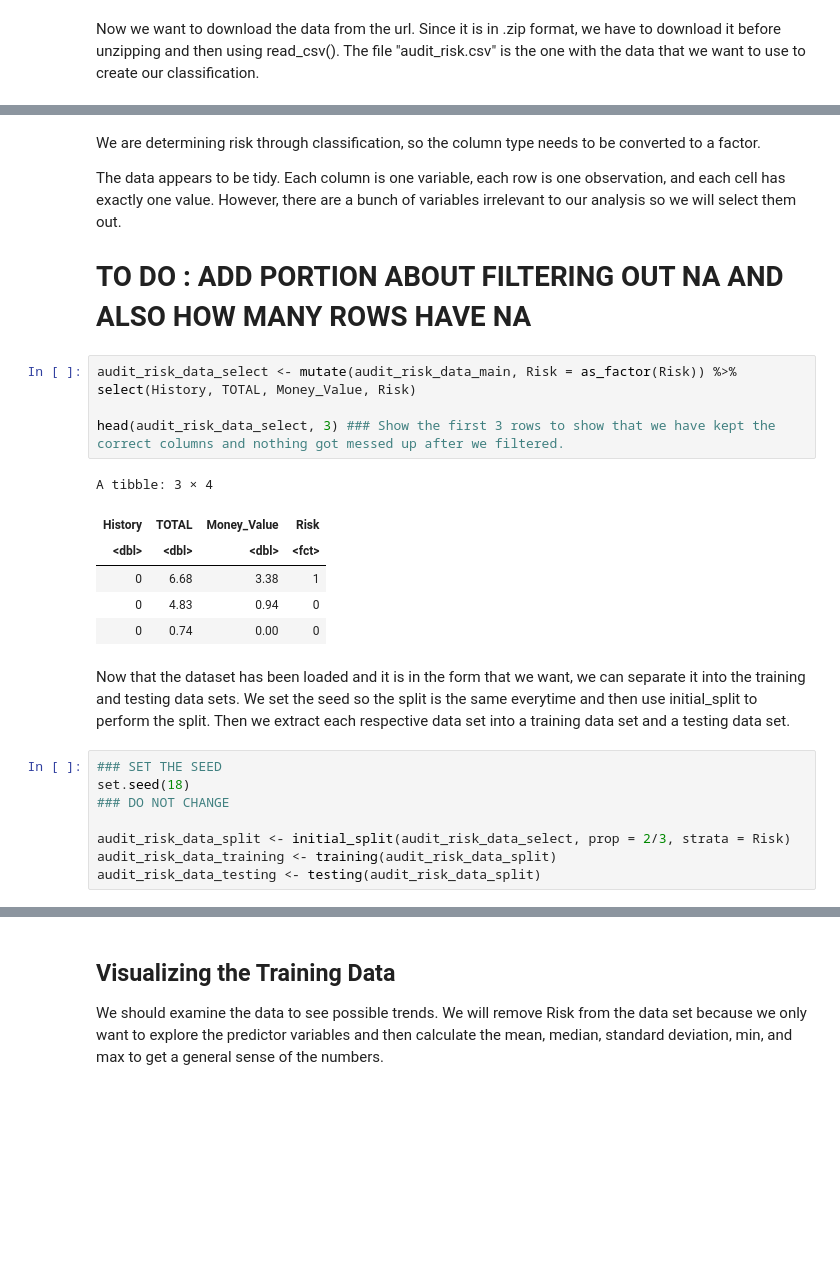
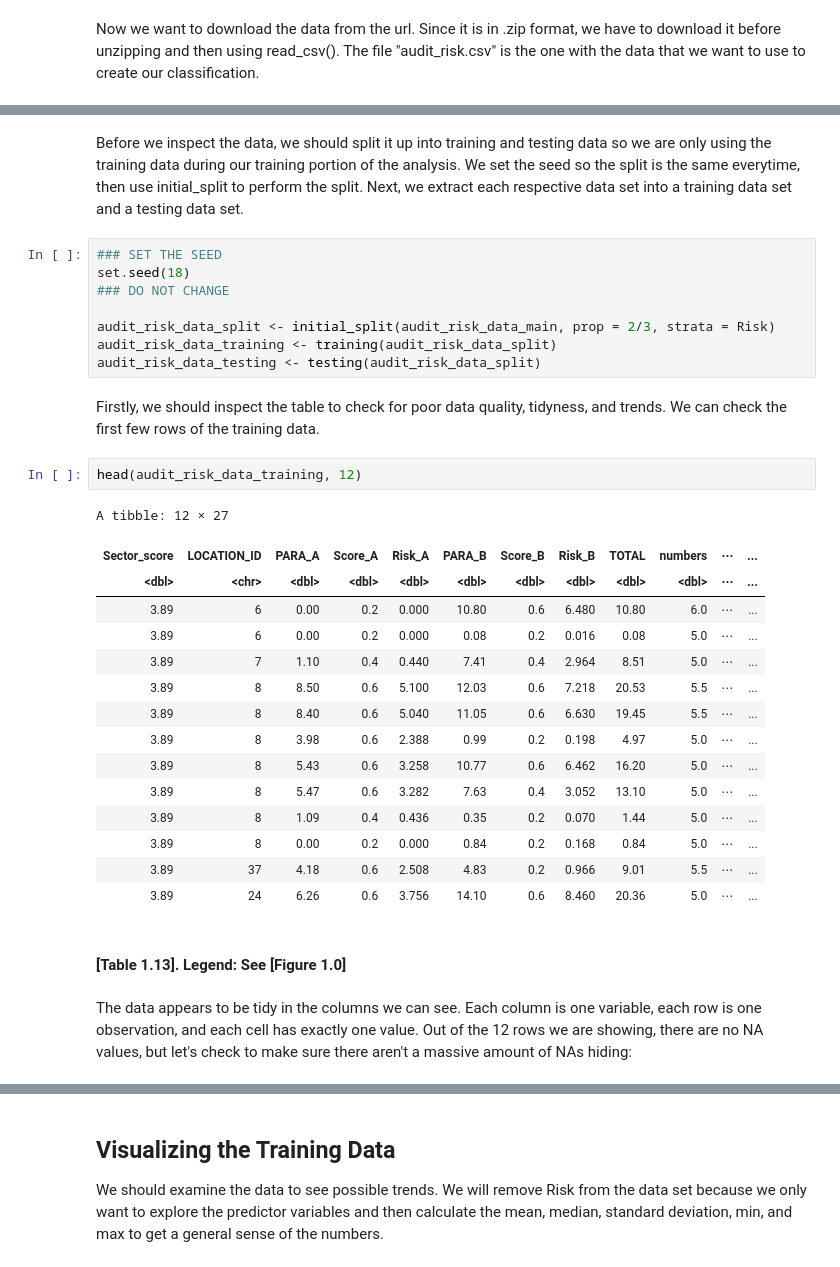
Before and after one commit to stevenning203/dsci100_group_proposal, a Jupyter notebook: report.ipynb, the cells around one changed output, grey strips where cells are left out. Cells and saved outputs as stored; diff of their text form; blank space fills up the shorter version.

```diff
--- a/report.ipynb
+++ b/report.ipynb
@@ -99,28 +110,34 @@ A tibble: 3 × 27
-# %% [markdown]
-We are determining risk through classification, so the column type needs to be converted to a factor.
-
-The data appears to be tidy. Each column is one variable, each row is one observation, and each cell has exactly one value. However, there are a bunch of variables irrelevant to our analysis so we will select them out.
-
-# TO DO : ADD PORTION ABOUT FILTERING OUT NA AND ALSO HOW MANY ROWS HAVE NA
-# %%
-audit_risk_data_select <- mutate(audit_risk_data_main, Risk = as_factor(Risk)) %>%
-select(History, TOTAL, Money_Value, Risk)
-
-head(audit_risk_data_select, 3) ### Show the first 3 rows to show that we have kept the correct columns and nothing got messed up after we filtered.
-# %% [output]
-A tibble: 3 × 4
-| History | TOTAL | Money_Value | Risk |
-| <dbl> | <dbl> | <dbl> | <fct> |
-| 0 | 6.68 | 3.38 | 1 |
-| 0 | 4.83 | 0.94 | 0 |
-| 0 | 0.74 | 0.00 | 0 |
 # %% [markdown]
-Now that the dataset has been loaded and it is in the form that we want, we can separate it into the training and testing data sets. We set the seed so the split is the same everytime and then use initial_split to perform the split. Then we extract each respective data set into a training data set and a testing data set.
+Before we inspect the data, we should split it up into training and testing data so we are only using the training data during our training portion of the analysis. We set the seed so the split is the same everytime, then use initial_split to perform the split. Next, we extract each respective data set into a training data set and a testing data set.
 # %%
 ### SET THE SEED
 set.seed(18)
 ### DO NOT CHANGE
 
-audit_risk_data_split <- initial_split(audit_risk_data_select, prop = 2/3, strata = Risk)
+audit_risk_data_split <- initial_split(audit_risk_data_main, prop = 2/3, strata = Risk)
 audit_risk_data_training <- training(audit_risk_data_split)
 audit_risk_data_testing <- testing(audit_risk_data_split)
+# %% [markdown]
+Firstly, we should inspect the table to check for poor data quality, tidyness, and trends. We can check the first few rows of the training data.
+# %%
+head(audit_risk_data_training, 12)
+# %% [output]
+A tibble: 12 × 27
+| Sector_score | LOCATION_ID | PARA_A | Score_A | Risk_A | PARA_B | Score_B | Risk_B | TOTAL | numbers | ⋯ | ... |
+| <dbl> | <chr> | <dbl> | <dbl> | <dbl> | <dbl> | <dbl> | <dbl> | <dbl> | <dbl> | ⋯ | ... |
+| 3.89 | 6 | 0.00 | 0.2 | 0.000 | 10.80 | 0.6 | 6.480 | 10.80 | 6.0 | ⋯ | ... |
+| 3.89 | 6 | 0.00 | 0.2 | 0.000 | 0.08 | 0.2 | 0.016 | 0.08 | 5.0 | ⋯ | ... |
+| 3.89 | 7 | 1.10 | 0.4 | 0.440 | 7.41 | 0.4 | 2.964 | 8.51 | 5.0 | ⋯ | ... |
+| 3.89 | 8 | 8.50 | 0.6 | 5.100 | 12.03 | 0.6 | 7.218 | 20.53 | 5.5 | ⋯ | ... |
+| 3.89 | 8 | 8.40 | 0.6 | 5.040 | 11.05 | 0.6 | 6.630 | 19.45 | 5.5 | ⋯ | ... |
+| 3.89 | 8 | 3.98 | 0.6 | 2.388 | 0.99 | 0.2 | 0.198 | 4.97 | 5.0 | ⋯ | ... |
+| 3.89 | 8 | 5.43 | 0.6 | 3.258 | 10.77 | 0.6 | 6.462 | 16.20 | 5.0 | ⋯ | ... |
+| 3.89 | 8 | 5.47 | 0.6 | 3.282 | 7.63 | 0.4 | 3.052 | 13.10 | 5.0 | ⋯ | ... |
+| 3.89 | 8 | 1.09 | 0.4 | 0.436 | 0.35 | 0.2 | 0.070 | 1.44 | 5.0 | ⋯ | ... |
+| 3.89 | 8 | 0.00 | 0.2 | 0.000 | 0.84 | 0.2 | 0.168 | 0.84 | 5.0 | ⋯ | ... |
+| 3.89 | 37 | 4.18 | 0.6 | 2.508 | 4.83 | 0.2 | 0.966 | 9.01 | 5.5 | ⋯ | ... |
+| 3.89 | 24 | 6.26 | 0.6 | 3.756 | 14.10 | 0.6 | 8.460 | 20.36 | 5.0 | ⋯ | ... |
+# %% [markdown]
+#### [Table 1.13]. Legend: See [Figure 1.0]
+# %% [markdown]
+The data appears to be tidy in the columns we can see. Each column is one variable, each row is one observation, and each cell has exactly one value. Out of the 12 rows we are showing, there are no NA values, but let's check to make sure there aren't a massive amount of NAs hiding:
```
Also changed, not shown: parts of 27 cells of this notebook.
